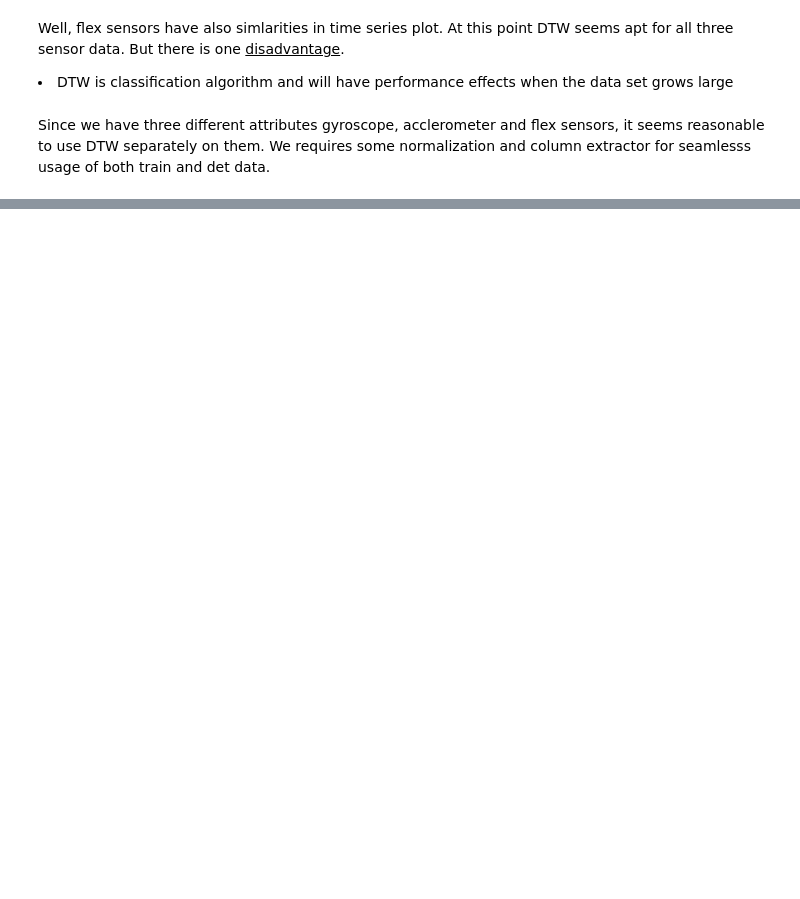
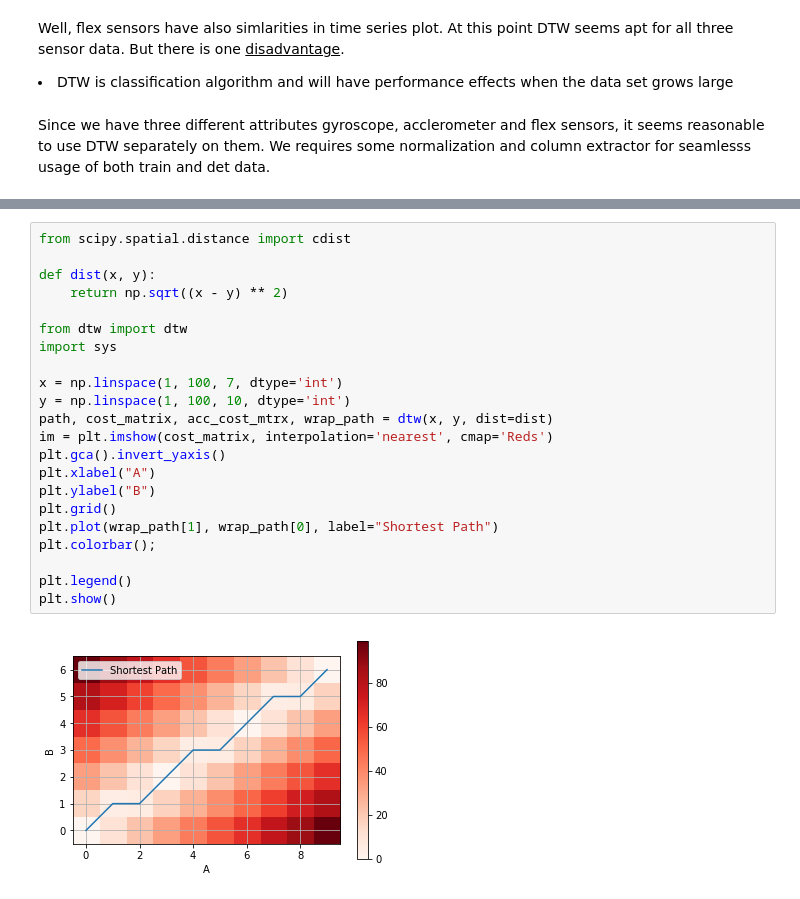
Before and after one commit to sabyasachi087/aml-gesture-recognition, a Jupyter notebook: gesture_recognition_project_report.ipynb, the cells around one changed output, grey strips where cells are left out. Saved outputs shown, nothing was run; the diff lists cells and outputs as text; blank space fills up the shorter version.

```diff
--- a/gesture_recognition_project_report.ipynb
+++ b/gesture_recognition_project_report.ipynb
@@ -472,0 +515,24 @@ flex_pipeline = Pipeline([
+# %%
+from scipy.spatial.distance import cdist
+
+def dist(x, y):
+    return np.sqrt((x - y) ** 2)
+
+from dtw import dtw
+import sys
+
+x = np.linspace(1, 100, 7, dtype='int')
+y = np.linspace(1, 100, 10, dtype='int')
+path, cost_matrix, acc_cost_mtrx, wrap_path = dtw(x, y, dist=dist)
+im = plt.imshow(cost_matrix, interpolation='nearest', cmap='Reds')
+plt.gca().invert_yaxis()
+plt.xlabel("A")
+plt.ylabel("B")
+plt.grid()
+plt.plot(wrap_path[1], wrap_path[0], label="Shortest Path")
+plt.colorbar();
+
+plt.legend()
+plt.show()
+# %% [output]
+[figure, added]
```
Also changed, not shown: parts of 16 cells of this notebook.
